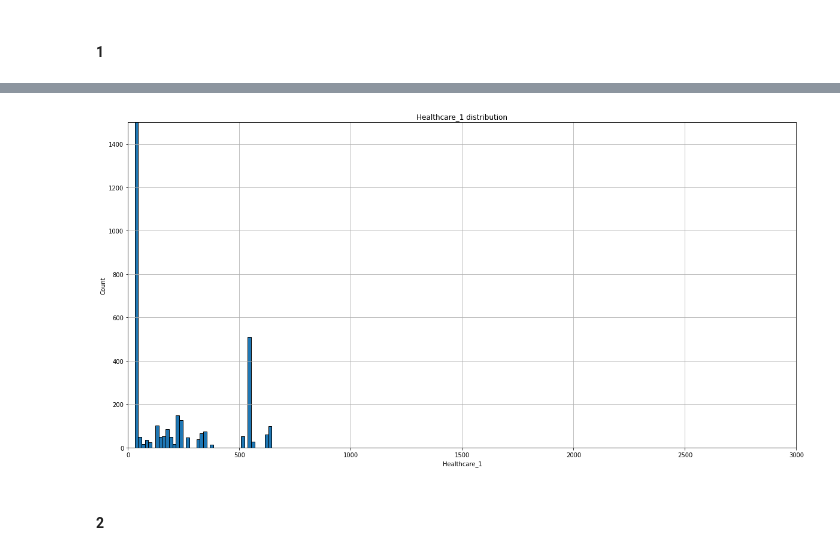
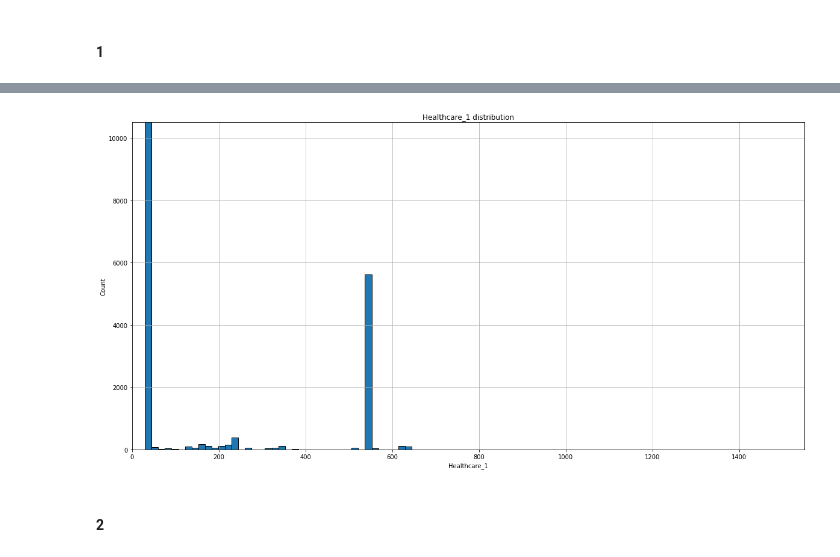
Before and after one commit to kotvmeshk/hometask, a Jupyter notebook: Hometask_lib/fin_project.ipynb, the cells around one changed output, grey strips where cells are left out. Cells and saved outputs as stored; diff of their text form; code cells hidden in the pictures.

```diff
--- a/Hometask_lib/fin_project.ipynb
+++ b/Hometask_lib/fin_project.ipynb
@@ -398,6 +407,6 @@ max      7480.592129
 Name: LifeSquare, dtype: float64
 # %%
-mean_lsq = train_df['LifeSquare'].mean()
+median_lsq = train_df['LifeSquare'].median()
 train_df.loc[train_df['LifeSquare'].isna(), 'LifeSquare']= 0
 mean_lsq
 # %% [output]
@@ -409,7 +418,7 @@ train_df[train_df['LifeSquare']>80].shape
 # %%
-train_df.loc[train_df['LifeSquare']>80,'LifeSquare'] = 80
+train_df.loc[train_df['LifeSquare']>80,'LifeSquare'] = median_lsq
 # %%
-train_df.loc[train_df['LifeSquare']== 0,'LifeSquare'] = mean_lsq
+train_df.loc[train_df['LifeSquare']== 0,'LifeSquare'] = median_lsq
 # %%
 train_df[train_df['LifeSquare']<15].shape
 # %% [output]
@@ -464,6 +473,7 @@ train_df[train_df['KitchenSquare']>20].shape
 # %%
 median_ks = train_df['KitchenSquare'].median()
 train_df.loc[train_df['KitchenSquare']>10,'KitchenSquare'] = median_ks
+train_df.loc[train_df['KitchenSquare']<3,'KitchenSquare'] = median_ks
 # %%
 # проверяем насколько изменились значения выборки
 train_df['KitchenSquare'].describe()
@@ -717,16 +727,16 @@ max        645.00000
 Name: Healthcare_1, dtype: float64
 # %%
 plt.figure (figsize=(20,10))
-plt.axis([0,3000,0,1500])
+plt.axis([0,1550,0,10500])
 
 train_df['Healthcare_1'].hist(bins = 40, edgecolor = 'black')
 
 
 plt.ylabel('Count')
 plt.xlabel('Healthcare_1')
 
 plt.title ('Healthcare_1 distribution')
 # print(hist_info)
 plt.show()
 # %% [output]
-[figure, old version]
+[figure, new version]
```
Also changed, not shown: parts of 52 cells of this notebook.
